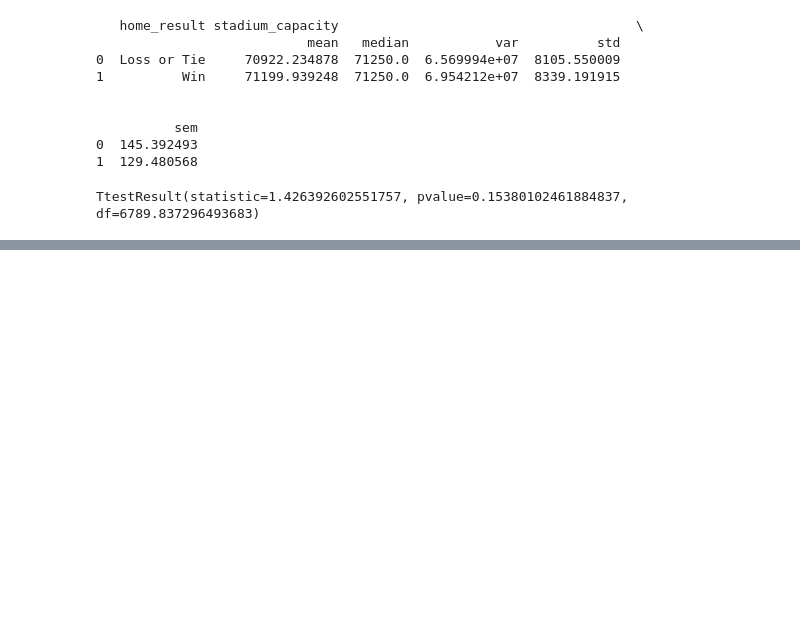
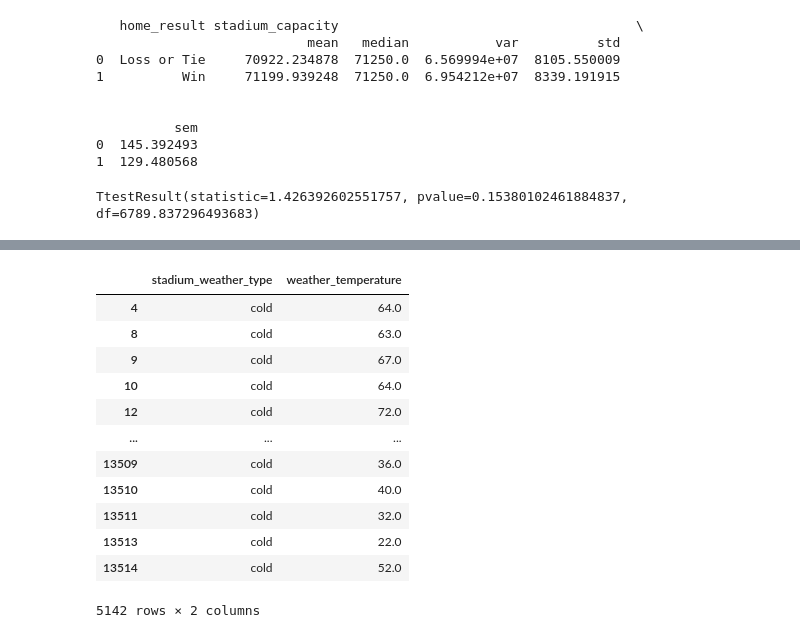
Before and after one commit to jlawrence16/project_one, a Jupyter notebook: import_data_nfl.ipynb, the cells around one changed output, grey strips where cells are left out. Saved outputs shown, nothing was run; the diff lists cells and outputs as text; code cells hidden in the pictures; blank space fills up the shorter version.

```diff
--- a/import_data_nfl.ipynb
+++ b/import_data_nfl.ipynb
@@ -439,0 +468,17 @@ TtestResult(statistic=1.426392602551757, pvalue=0.15380102461884837, df=6789.837
+# %%
+weather_5 = weather_2[(weather_2["stadium_weather_type"] == "cold")]
+weather_5
+# %% [output]
+|  | stadium_weather_type | weather_temperature |
+| 4 | cold | 64.0 |
+| 8 | cold | 63.0 |
+| 9 | cold | 67.0 |
+| 10 | cold | 64.0 |
+| 12 | cold | 72.0 |
+| ... | ... | ... |
+| 13509 | cold | 36.0 |
+| 13510 | cold | 40.0 |
+| 13511 | cold | 32.0 |
+| 13513 | cold | 22.0 |
+| 13514 | cold | 52.0 |
+5142 rows × 2 columns
```
Also changed, not shown: parts of 13 cells of this notebook.
